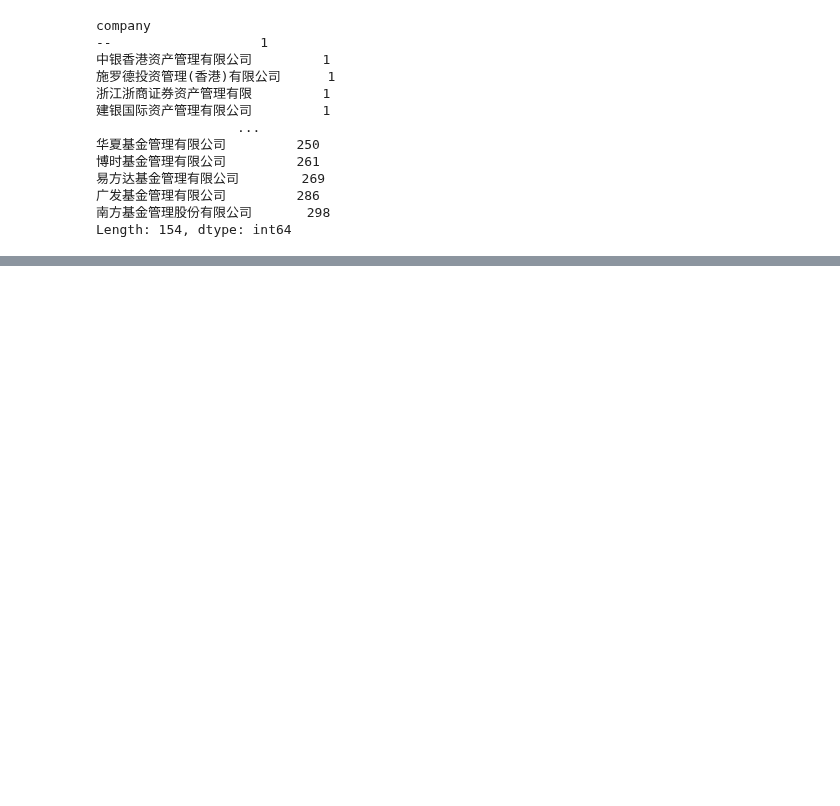
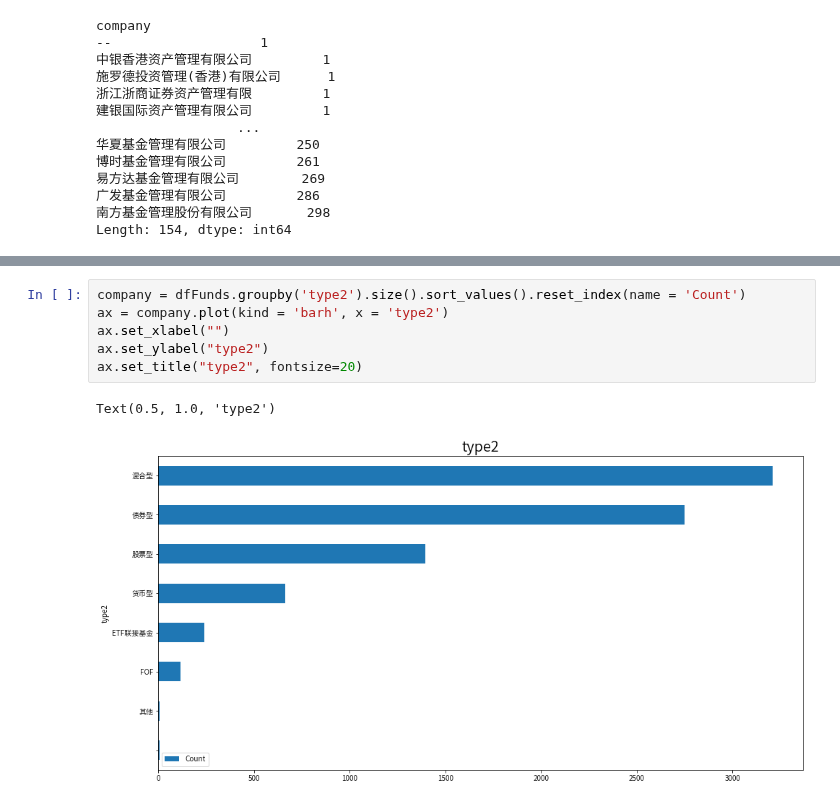
Before and after one commit to zhs007/jupyternotebook.demo, a Jupyter notebook: home/cnfunds/cnfund001.ipynb, the cells around one changed output, grey strips where cells are left out. Saved outputs shown, nothing was run; the diff lists cells and outputs as text; blank space fills up the shorter version.

```diff
--- a/home/cnfunds/cnfund001.ipynb
+++ b/home/cnfunds/cnfund001.ipynb
@@ -72,0 +126,9 @@ Text(0.5, 1.0, '公司')
+# %%
+company = dfFunds.groupby('type2').size().sort_values().reset_index(name = 'Count')
+ax = company.plot(kind = 'barh', x = 'type2')
+ax.set_xlabel("")
+ax.set_ylabel("type2")
+ax.set_title("type2", fontsize=20)
+# %% [output]
+Text(0.5, 1.0, 'type2')
+[figure, added]
```
Also changed, not shown: parts of 9 cells of this notebook.
